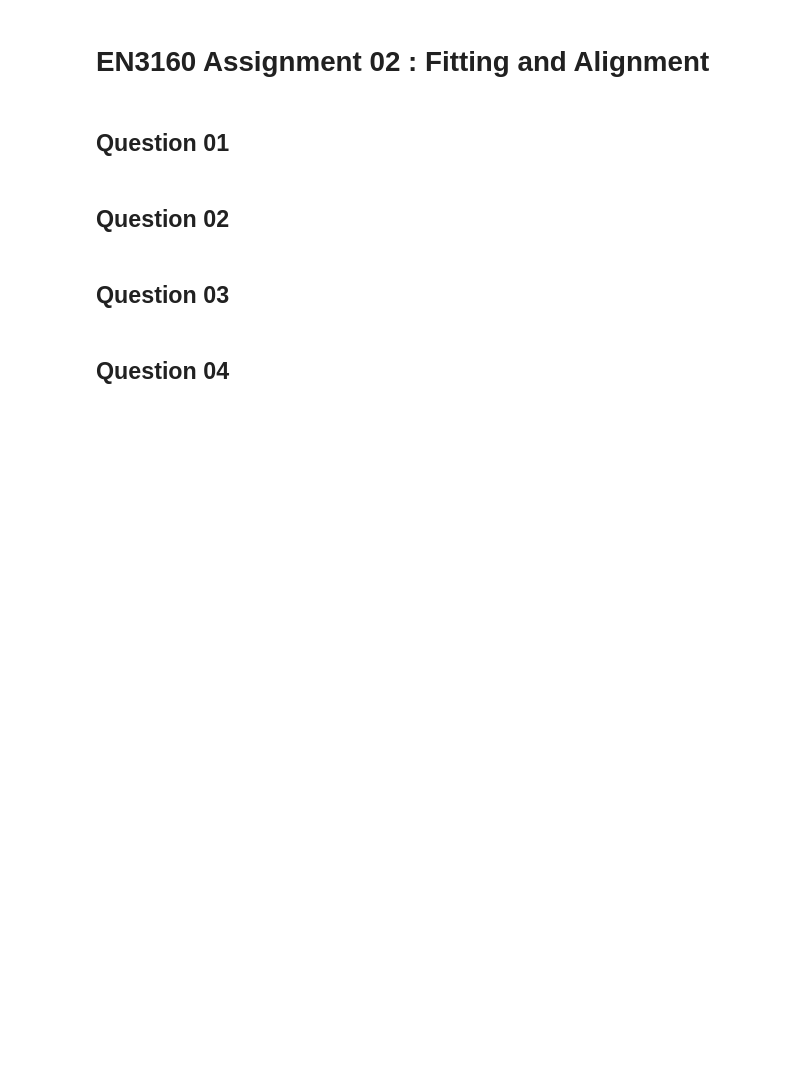
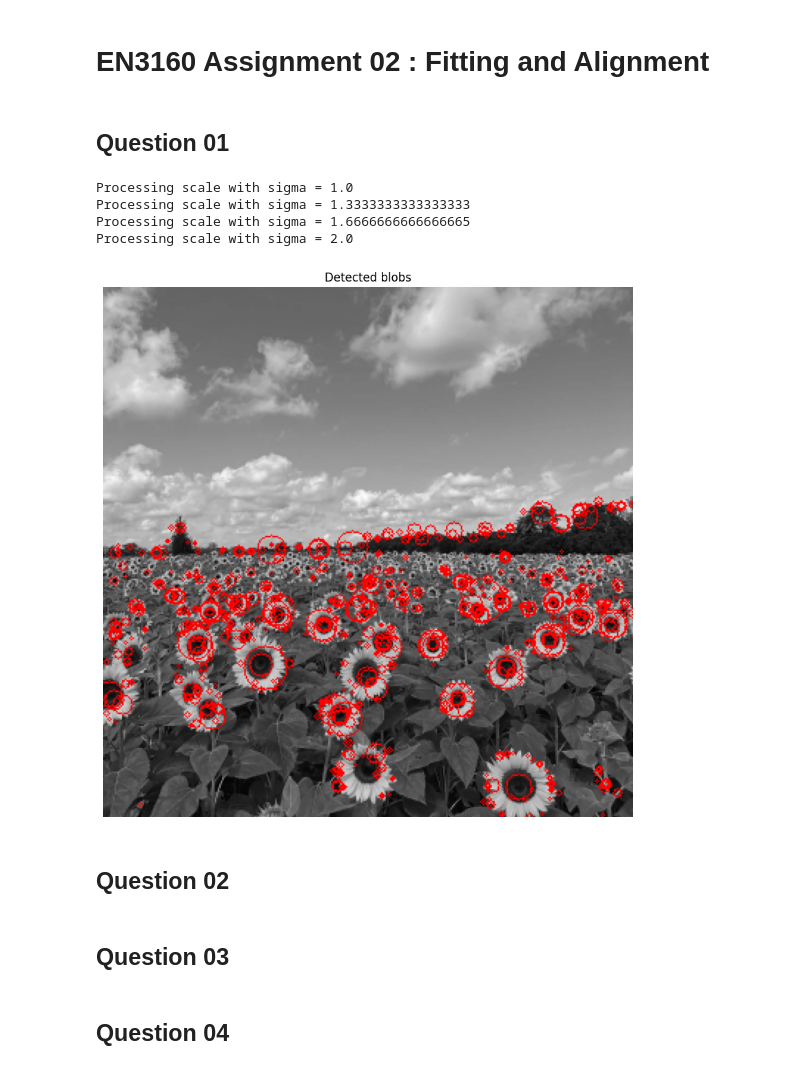
Before and after one commit to NirwanV/EN3160-Assignment2-Image-Processing, a Jupyter notebook: EN3160_Assignment_02.ipynb, the cells around one changed output. Saved outputs shown, nothing was run; the diff lists cells and outputs as text; code cells hidden in the pictures; blank space fills up the shorter version.

```diff
--- a/EN3160_Assignment_02.ipynb
+++ b/EN3160_Assignment_02.ipynb
@@ -5,3 +10,47 @@
+# %%
+#Load images
+im = cv.imread('the_berry_farms_sunflower_field.jpeg', cv.IMREAD_REDUCED_COLOR_4)
+gray = cv.cvtColor(im, cv.COLOR_BGR2GRAY)
+# %%
+sigma_values = np.linspace(1, 2, 4)
+threshold = 0.35
+blob_responses = []
+
+for sigma in sigma_values:
+    print(f"Processing scale with sigma = {sigma}")
+    gaussian_blur = cv.GaussianBlur(gray, (0, 0), sigma)
+    laplacian = cv.Laplacian(gaussian_blur, cv.CV_64F)
+
+    blob_response = np.abs(laplacian)
+
+    mask = blob_response > threshold * blob_response.max()
+    contours, _ = cv.findContours(mask.astype(np.uint8), cv.RETR_EXTERNAL, cv.CHAIN_APPROX_SIMPLE)
+
+    for contour in contours:
+        if len(contour) >= 5:
+            (center_x, center_y), radius = cv.minEnclosingCircle(contour)
+            center = (int(center_x), int(center_y))
+            radius = int(radius)
+            blob_responses.append((center, radius, sigma))
+# %% [output]
+Processing scale with sigma = 1.0
+Processing scale with sigma = 1.3333333333333333
+Processing scale with sigma = 1.6666666666666665
+Processing scale with sigma = 2.0
+# %%
+output = cv.cvtColor(gray, cv.COLOR_GRAY2BGR)
+for blob in blob_responses:
+    center, radius, _ = blob
+    cv.circle(output, center, radius, (0, 0, 255), 1)
+
+# Display the grayscale image with detected circles
+plt.figure(figsize=(10, 10))
+plt.imshow(cv.cvtColor(output, cv.COLOR_BGR2RGB), cmap='gray')
+plt.axis('off')
+plt.title('Detected blobs')
+plt.show()
+# %% [output]
+[figure, added]
 # %% [markdown]
 ## Question 02
 # %% [markdown]
```
Also changed, not shown: parts of 1 cell of this notebook.
